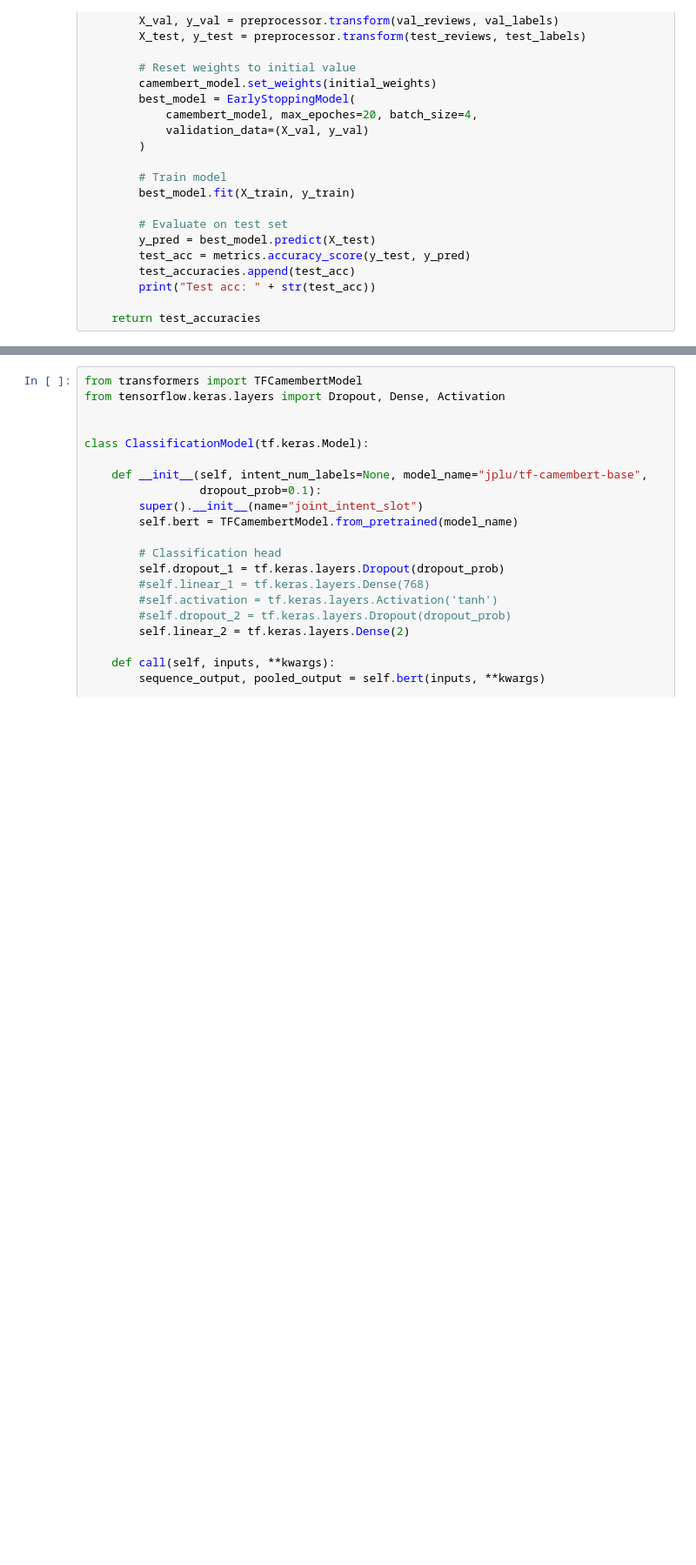
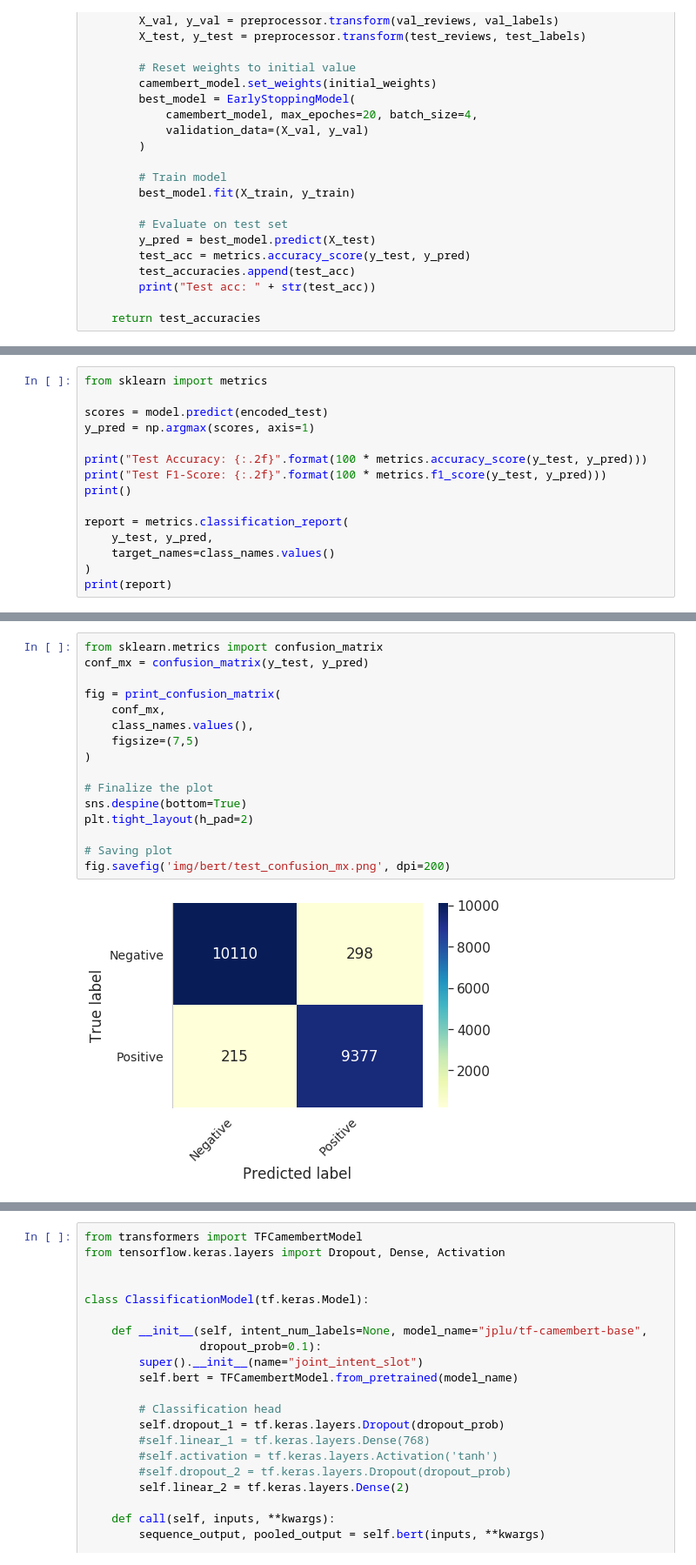
Before and after one commit to TheophileBlard/french-sentiment-analysis-with-bert, a Jupyter notebook: bert.ipynb, the cells around one changed output, grey strips where cells are left out. Shown at 87% size. Cells and saved outputs as stored; diff of their text form; blank space fills up the shorter version.

```diff
--- a/bert.ipynb
+++ b/bert.ipynb
@@ -295,0 +375,15 @@ Test acc: 0.9502
+# %%
+from sklearn import metrics
+
+scores = model.predict(encoded_test)
+y_pred = np.argmax(scores, axis=1)
+
+print("Test Accuracy: {:.2f}".format(100 * metrics.accuracy_score(y_test, y_pred)))
+print("Test F1-Score: {:.2f}".format(100 * metrics.f1_score(y_test, y_pred)))
+print()
+
+report = metrics.classification_report(
+    y_test, y_pred,
+    target_names=class_names.values()
+)
+print(report)
@@ -295,0 +402,18 @@ Test acc: 0.9502
+# %%
+from sklearn.metrics import confusion_matrix
+conf_mx = confusion_matrix(y_test, y_pred)
+
+fig = print_confusion_matrix(
+    conf_mx,
+    class_names.values(),
+    figsize=(7,5)
+)
+
+# Finalize the plot
+sns.despine(bottom=True)
+plt.tight_layout(h_pad=2)
+
+# Saving plot
+fig.savefig('img/bert/test_confusion_mx.png', dpi=200)
+# %% [output]
+[figure, added]
```
Also changed, not shown: parts of 28 cells of this notebook, 6 other files.
